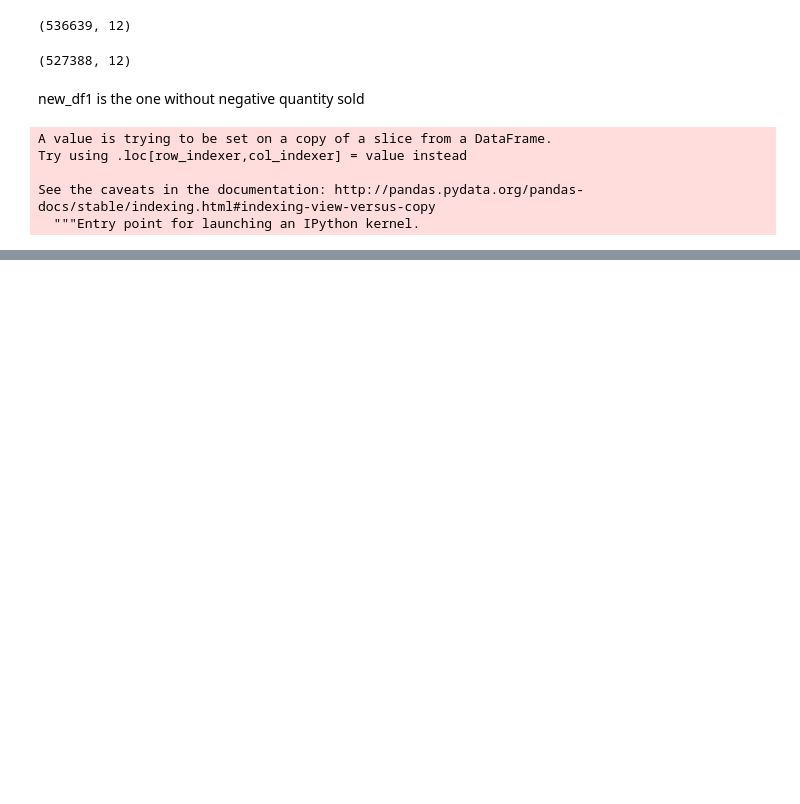
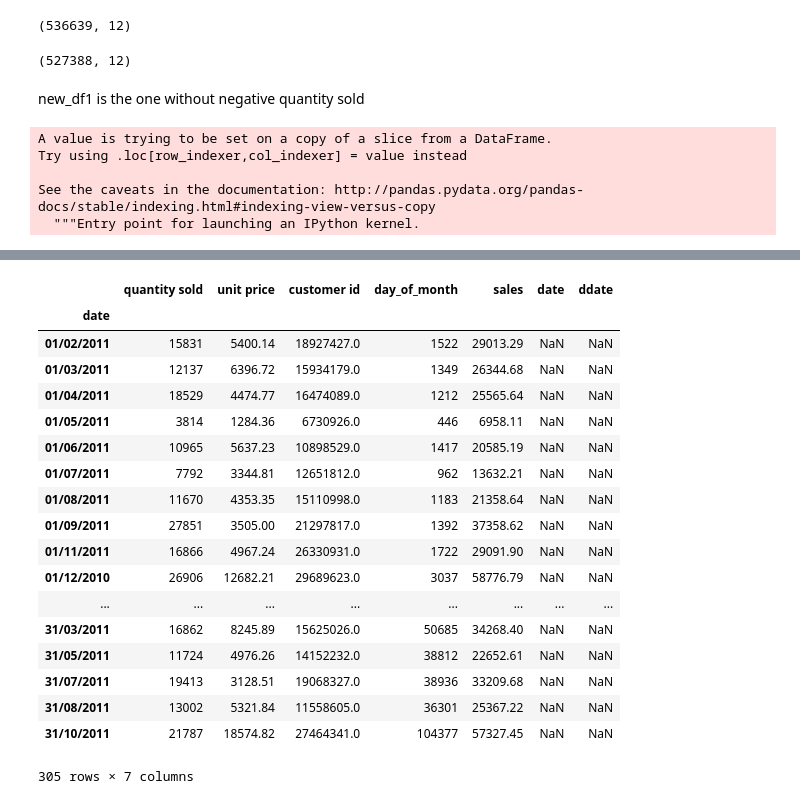
Before and after one commit to Ashish1999Kumar/Deep-learning, a Jupyter notebook: postman.ipynb, the cells around one changed output, grey strips where cells are left out. Drawn from its saved outputs; the diff is of its cells as text; code cells hidden in the pictures; blank space fills up the shorter version.

```diff
--- a/postman.ipynb
+++ b/postman.ipynb
@@ -99,0 +124,22 @@ import matplotlib.pyplot as plt
+# %%
+df_com
+# %% [output]
+|  | quantity sold | unit price | customer id | day_of_month | sales | date | ddate |
+| date |  |  |  |  |  |  |  |
+| 01/02/2011 | 15831 | 5400.14 | 18927427.0 | 1522 | 29013.29 | NaN | NaN |
+| 01/03/2011 | 12137 | 6396.72 | 15934179.0 | 1349 | 26344.68 | NaN | NaN |
+| 01/04/2011 | 18529 | 4474.77 | 16474089.0 | 1212 | 25565.64 | NaN | NaN |
+| 01/05/2011 | 3814 | 1284.36 | 6730926.0 | 446 | 6958.11 | NaN | NaN |
+| 01/06/2011 | 10965 | 5637.23 | 10898529.0 | 1417 | 20585.19 | NaN | NaN |
+| 01/07/2011 | 7792 | 3344.81 | 12651812.0 | 962 | 13632.21 | NaN | NaN |
+| 01/08/2011 | 11670 | 4353.35 | 15110998.0 | 1183 | 21358.64 | NaN | NaN |
+| 01/09/2011 | 27851 | 3505.00 | 21297817.0 | 1392 | 37358.62 | NaN | NaN |
+| 01/11/2011 | 16866 | 4967.24 | 26330931.0 | 1722 | 29091.90 | NaN | NaN |
+| 01/12/2010 | 26906 | 12682.21 | 29689623.0 | 3037 | 58776.79 | NaN | NaN |
+| ... | ... | ... | ... | ... | ... | ... | ... |
+| 31/03/2011 | 16862 | 8245.89 | 15625026.0 | 50685 | 34268.40 | NaN | NaN |
+| 31/05/2011 | 11724 | 4976.26 | 14152232.0 | 38812 | 22652.61 | NaN | NaN |
+| 31/07/2011 | 19413 | 3128.51 | 19068327.0 | 38936 | 33209.68 | NaN | NaN |
+| 31/08/2011 | 13002 | 5321.84 | 11558605.0 | 36301 | 25367.22 | NaN | NaN |
+| 31/10/2011 | 21787 | 18574.82 | 27464341.0 | 104377 | 57327.45 | NaN | NaN |
+305 rows × 7 columns
```
Also changed, not shown: parts of 8 cells of this notebook.
